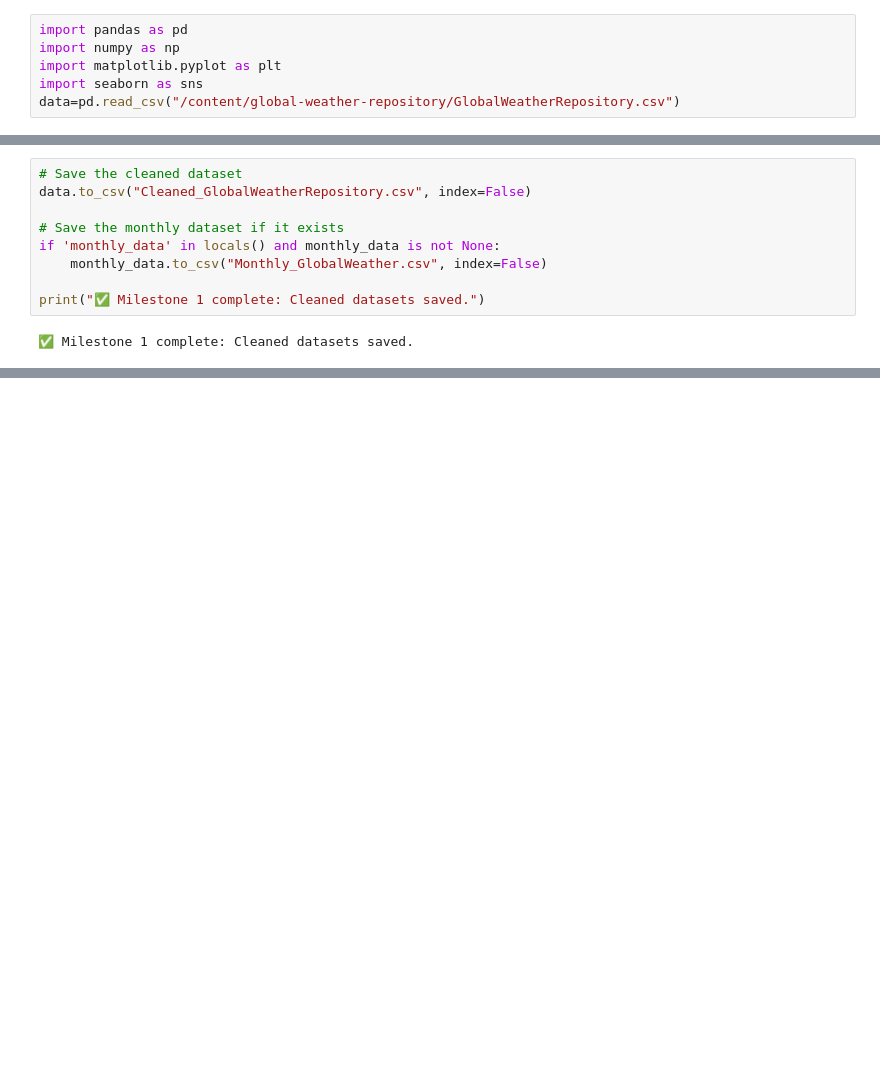
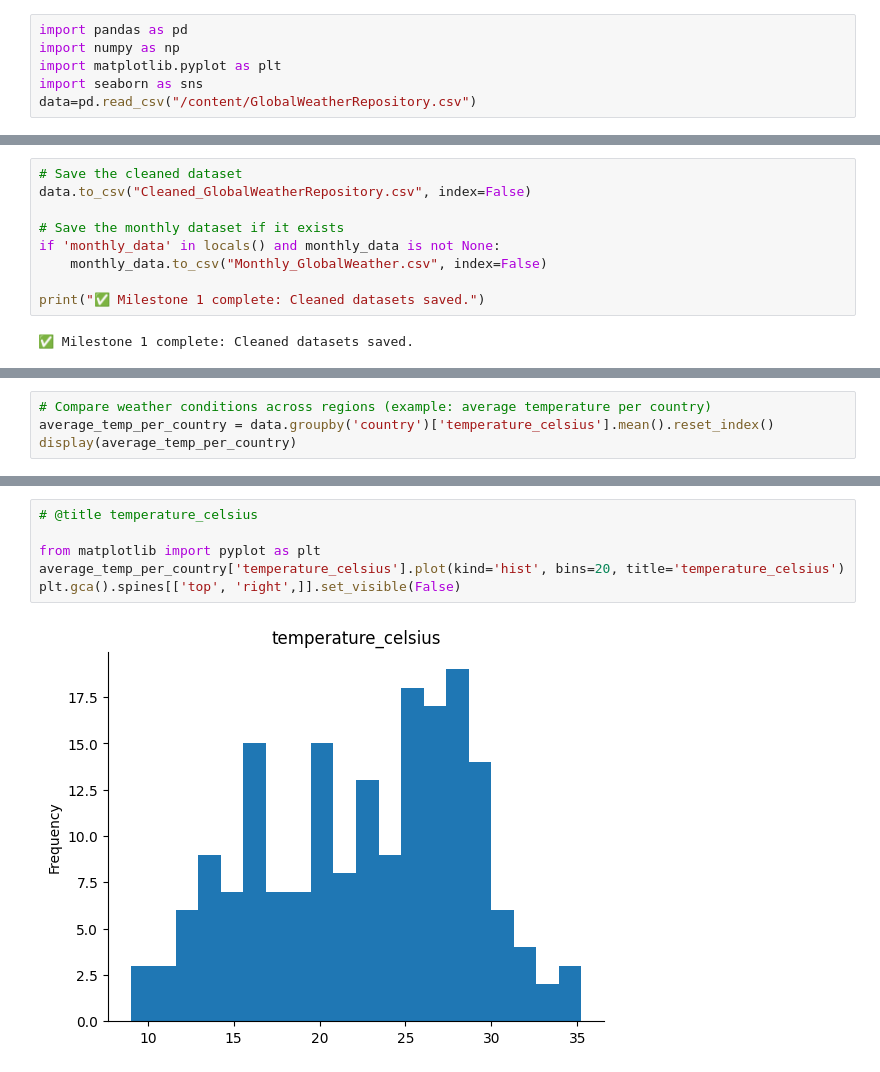
Before and after one commit to josephfrancis22/Global-weather-prediction-, a Jupyter notebook: jf_weather_prediction.ipynb, the cells around one changed output, grey strips where cells are left out. Saved outputs shown, nothing was run; the diff lists cells and outputs as text; blank space fills up the shorter version.

```diff
--- a/jf_weather_prediction.ipynb
+++ b/jf_weather_prediction.ipynb
@@ -51,6 +28,6 @@ import pandas as pd
 import numpy as np
 import matplotlib.pyplot as plt
 import seaborn as sns
-data=pd.read_csv("/content/global-weather-repository/GlobalWeatherRepository.csv")
+data=pd.read_csv("/content/GlobalWeatherRepository.csv")
 # %% [markdown]
 inspecting data
@@ -228,0 +325,4 @@ print("✅ Milestone 1 complete: Cleaned datasets saved.")
+# %%
+# Compare weather conditions across regions (example: average temperature per country)
+average_temp_per_country = data.groupby('country')['temperature_celsius'].mean().reset_index()
+display(average_temp_per_country)
@@ -228,0 +343,8 @@ print("✅ Milestone 1 complete: Cleaned datasets saved.")
+# %%
+# @title temperature_celsius
+
+from matplotlib import pyplot as plt
+average_temp_per_country['temperature_celsius'].plot(kind='hist', bins=20, title='temperature_celsius')
+plt.gca().spines[['top', 'right',]].set_visible(False)
+# %% [output]
+[figure, added]
```
Also changed, not shown: parts of 19 cells of this notebook.
